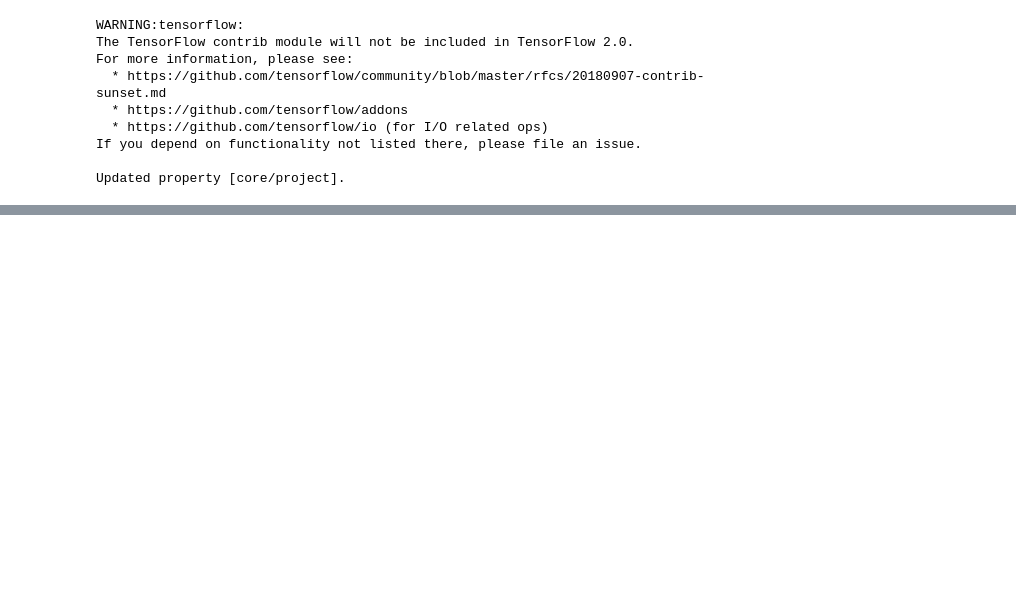
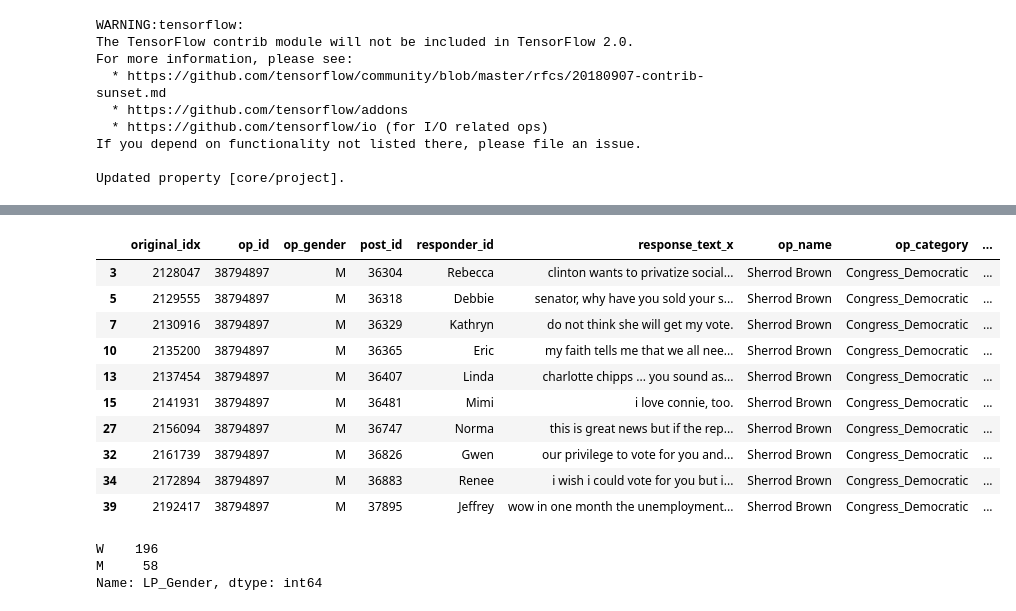
Before and after one commit to emrapport/w266-final-project, a Jupyter notebook: modeling/sample_1000.ipynb, the cells around one changed output, grey strips where cells are left out. Cells and saved outputs as stored; diff of their text form; code cells hidden in the pictures; blank space fills up the shorter version.

```diff
--- a/modeling/sample_1000.ipynb
+++ b/modeling/sample_1000.ipynb
@@ -80,0 +103,2 @@ files.download('sample_1000.csv')
+# %%
+dev_sample_1000 = dev_df[dev_df['original_idx'].isin(orig_index_list)]
@@ -80,0 +110,13 @@ files.download('sample_1000.csv')
+# %%
+dev_sample_1000 = pd.merge(dev_sample_1000, sample_1000_LP[['original_idx','LP_Gender']], on='original_idx', how = 'left')
+# %%
+def F_to_W(gender):
+  if gender == 'F':
+    return 'W'
+  else:
+    return 'M'
+
+dev_sample_1000['LP_Gender'] = dev_sample_1000['LP_Gender'].apply(F_to_W)
+# %%
+LP_correct = dev_sample_1000[dev_sample_1000['LP_Gender']==dev_sample_1000['op_gender']]
+LP_incorrect = dev_sample_1000[dev_sample_1000['LP_Gender']!=dev_sample_1000['op_gender']]
@@ -80,0 +162,21 @@ files.download('sample_1000.csv')
+# %%
+LP_incorrect.head(10)
+# %% [output]
+|  | original_idx | op_id | op_gender | post_id | responder_id | response_text_x | op_name | op_category | ... |
+| 3 | 2128047 | 38794897 | M | 36304 | Rebecca | clinton wants to privatize social... | Sherrod Brown | Congress_Democratic | ... |
+| 5 | 2129555 | 38794897 | M | 36318 | Debbie | senator, why have you sold your s... | Sherrod Brown | Congress_Democratic | ... |
+| 7 | 2130916 | 38794897 | M | 36329 | Kathryn | do not think she will get my vote. | Sherrod Brown | Congress_Democratic | ... |
+| 10 | 2135200 | 38794897 | M | 36365 | Eric | my faith tells me that we all nee... | Sherrod Brown | Congress_Democratic | ... |
+| 13 | 2137454 | 38794897 | M | 36407 | Linda | charlotte chipps ... you sound as... | Sherrod Brown | Congress_Democratic | ... |
+| 15 | 2141931 | 38794897 | M | 36481 | Mimi | i love connie, too. | Sherrod Brown | Congress_Democratic | ... |
+| 27 | 2156094 | 38794897 | M | 36747 | Norma | this is great news but if the rep... | Sherrod Brown | Congress_Democratic | ... |
+| 32 | 2161739 | 38794897 | M | 36826 | Gwen | our privilege to vote for you and... | Sherrod Brown | Congress_Democratic | ... |
+| 34 | 2172894 | 38794897 | M | 36883 | Renee | i wish i could vote for you but i... | Sherrod Brown | Congress_Democratic | ... |
+| 39 | 2192417 | 38794897 | M | 37895 | Jeffrey | wow in one month the unemployment... | Sherrod Brown | Congress_Democratic | ... |
+# %%
+# Number of M/F incorrect guesses.
+LP_incorrect.LP_Gender.value_counts()
+# %% [output]
+W    196
+M     58
+Name: LP_Gender, dtype: int64
```
Also changed, not shown: parts of 15 cells of this notebook.
